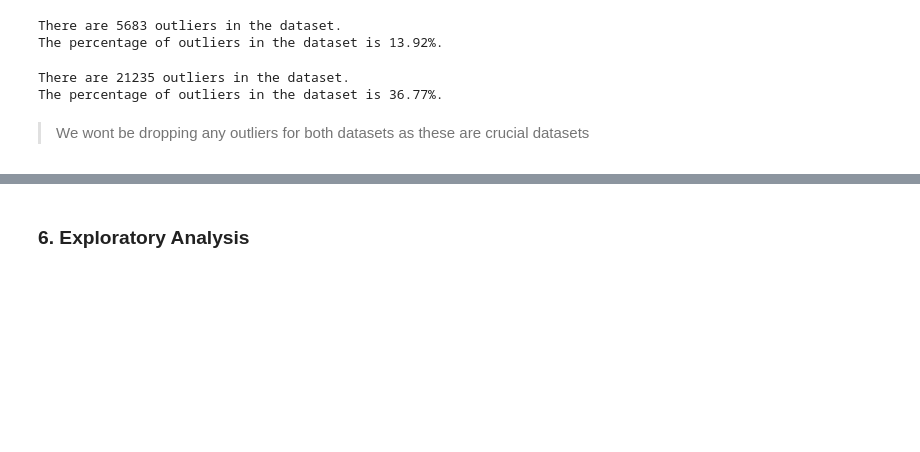
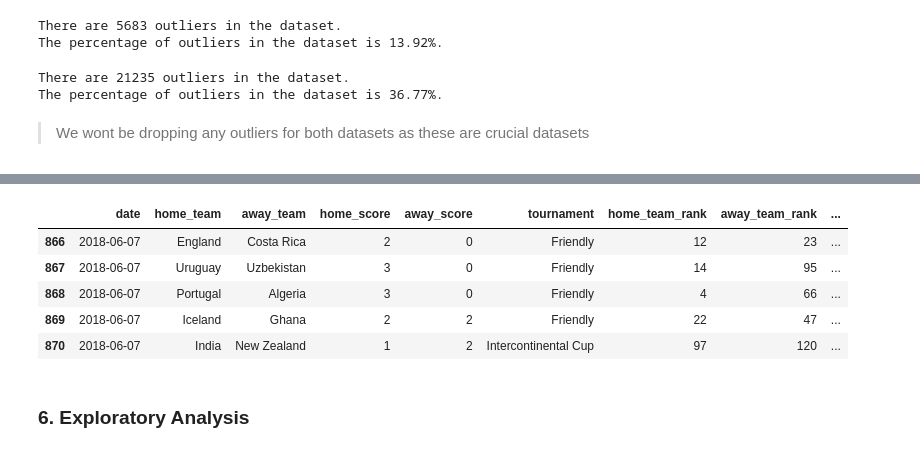
Before and after one commit to stogaja/Python-ML-Projects, a Jupyter notebook: Football_Prediction/football_prediction.ipynb, the cells around one changed output, grey strips where cells are left out. Cells and saved outputs as stored; diff of their text form; code cells hidden in the pictures; blank space fills up the shorter version.

```diff
--- a/Football_Prediction/football_prediction.ipynb
+++ b/Football_Prediction/football_prediction.ipynb
@@ -301,0 +293,22 @@ merged_df.shape
+# %%
+# let's merge the two fifa dataframes using an inner join
+merged_df = pd.merge(pd.merge(results_df, fifa_df[['rank', 'country_full', 'rank_date']], how='inner',
+            left_on=['date', 'home_team'],
+            right_on=['rank_date', 'country_full']), fifa_df_copy[['rank', 'country_full', 'rank_date']], how='inner',
+            left_on=['date', 'away_team'],
+            right_on=['rank_date', 'country_full'])
+
+# let's check the shape of the merged dataframe
+merged_df.shape
+
+# preview the merged dataframe
+merged_df.head()
+
+# let's drop the duplicate columns
+merged_df.drop(['rank_date_x', 'rank_date_y', 'country_full_x', 'country_full_y', 'neutral', 'country', 'city'], axis=1, inplace=True)
+
+# let's rename the rank_x and rank_y columns to home_team_rank and away_team_rank
+merged_df.rename(columns={'rank_x': 'home_team_rank', 'rank_y': 'away_team_rank'}, inplace=True)
+
+# preview the merged dataframe
+merged_df.head(5)
@@ -302,2 +322,16 @@ merged_df.shape
+# %%
+# let's add a results column to the merged dataframe to help us
+# compute the points and to know whether or not a team won by appending a W for won, a D for draw and a L for lost based on the home team's goals
+merged_df['results'] = merged_df.apply(lambda row: 'W' if row['home_score'] > row['away_score'] else ('D' if row['home_score'] == row['away_score'] else 'L'), axis=1)
+
+# preview the changes to dataframe
+merged_df.tail(5)
+# %% [output]
+|  | date | home_team | away_team | home_score | away_score | tournament | home_team_rank | away_team_rank | ... |
+| 866 | 2018-06-07 | England | Costa Rica | 2 | 0 | Friendly | 12 | 23 | ... |
+| 867 | 2018-06-07 | Uruguay | Uzbekistan | 3 | 0 | Friendly | 14 | 95 | ... |
+| 868 | 2018-06-07 | Portugal | Algeria | 3 | 0 | Friendly | 4 | 66 | ... |
+| 869 | 2018-06-07 | Iceland | Ghana | 2 | 2 | Friendly | 22 | 47 | ... |
+| 870 | 2018-06-07 | India | New Zealand | 1 | 2 | Intercontinental Cup | 97 | 120 | ... |
 # %% [markdown]
 ### 6. Exploratory Analysis
```
Also changed, not shown: parts of 3 cells of this notebook.
